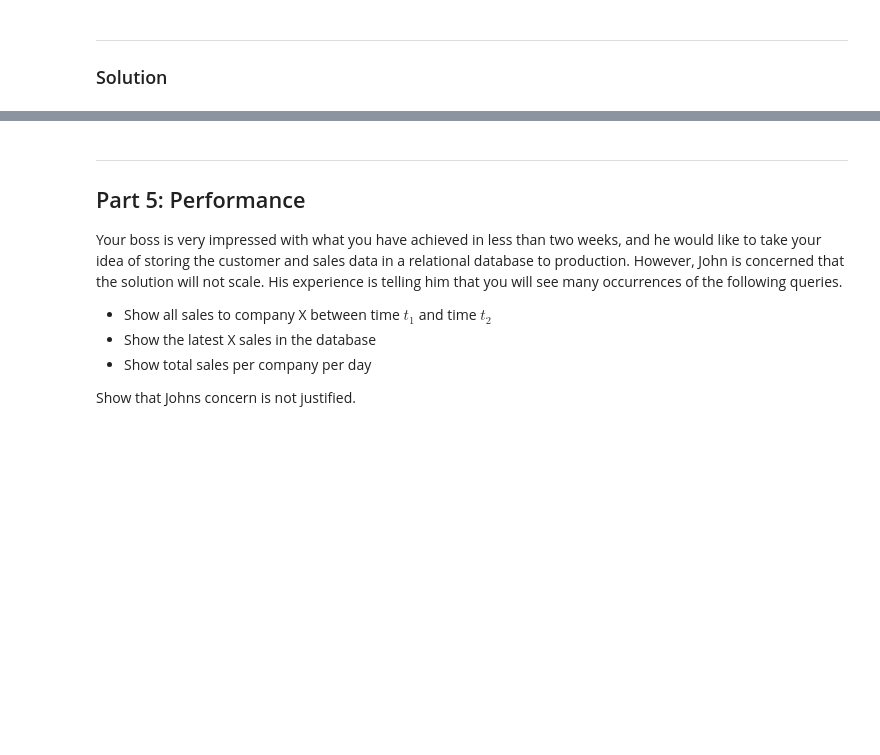
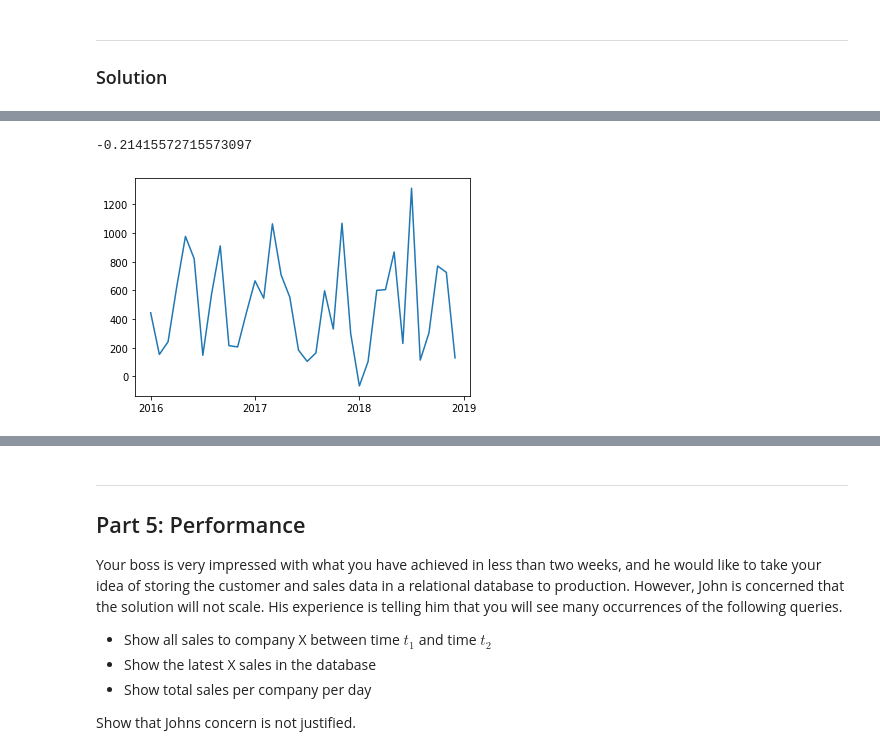
Before and after one commit to bugFreeYYS/Computational_Tools_Project1, a Jupyter notebook: Project 1 - Customer Database.ipynb, the cells around one changed output, grey strips where cells are left out. Drawn from its saved outputs; the diff is of its cells as text; code cells hidden in the pictures; blank space fills up the shorter version.

```diff
--- a/Project 1 - Customer Database.ipynb
+++ b/Project 1 - Customer Database.ipynb
@@ -952,0 +985,7 @@ Remember, you are taking this to your new boss, so think about how you present t
+# %%
+c.execute('''
+SELECT company, year, month, standardized_USD
+FROM customer
+GROUP BY company, year, month
+''')
+Time_Series=c.fetchall()
@@ -952,0 +1001,3 @@ Remember, you are taking this to your new boss, so think about how you present t
+# %%
+def getCompany(name):
+    return list(filter(lambda x : x[0]==name, Time_Series))
@@ -952,0 +1026,25 @@ Remember, you are taking this to your new boss, so think about how you present t
+# %%
+def getMA(lst):
+    data=[x[3] for x in lst]
+    ma = bn.move_mean(data, window=3, min_count=3)
+    ma = ma[2:]
+    return ma
+def getMAPlot(lst):
+    plt.plot(lst)
+    plt.show()
+def getGradient(lst):
+    lst=decomposeList(3,lst)
+    m,b = np.polyfit([x for x in range(len(lst))], lst, 1)
+    return m
+def getPlot(lst):
+    plt.plot(decomposeList(3,lst))
+    plt.xticks(ticks=[0,12,24,36], labels=["2016", "2017", "2018","2019"])
+    plt.show()
+# %%
+getGradient(getCompany('Wordify'))
+# %% [output]
+-0.21415572715573097
+# %%
+getPlot(getCompany('Wordify'))
+# %% [output]
+[figure, added]
```
Also changed, not shown: parts of 20 cells of this notebook, 1 other file.
